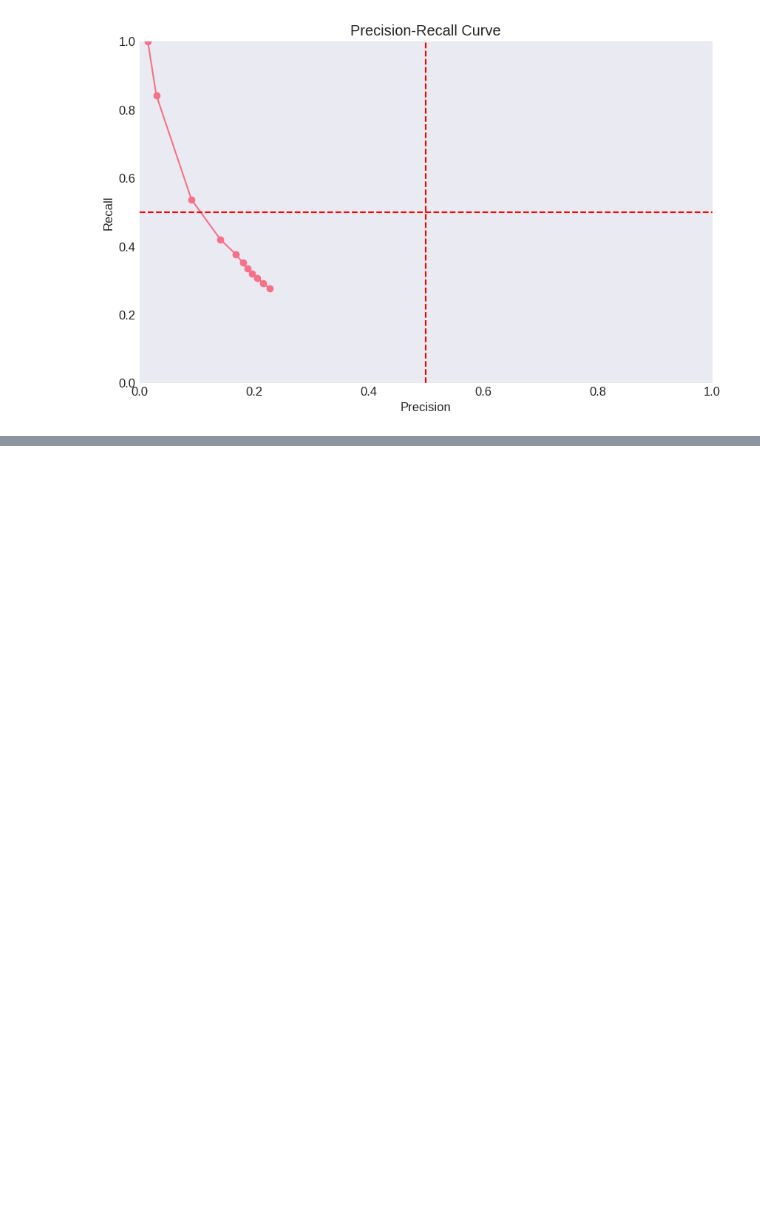
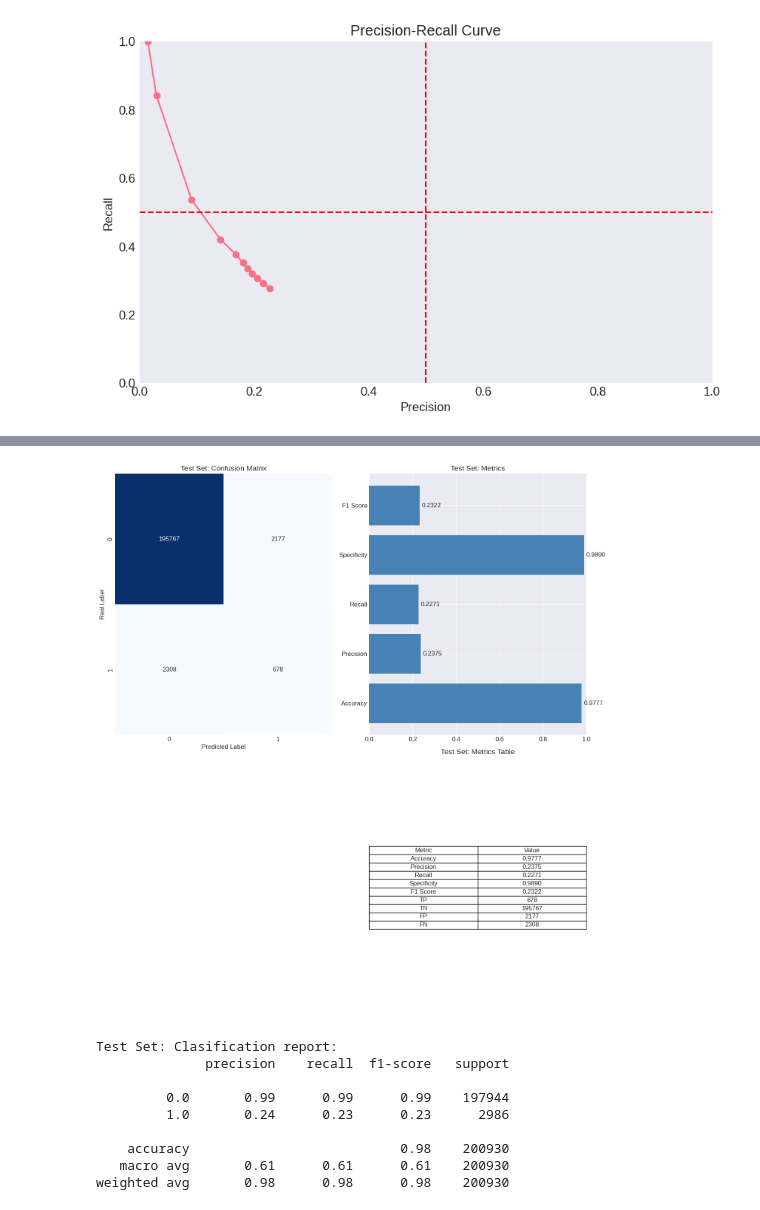
Before and after one commit to Riemann-def/zrive-ds, a Jupyter notebook: src/module_3/prueba.ipynb, the cells around one changed output, grey strips where cells are left out. Cells and saved outputs as stored; diff of their text form; code cells hidden in the pictures; blank space fills up the shorter version.

```diff
--- a/src/module_3/prueba.ipynb
+++ b/src/module_3/prueba.ipynb
@@ -639,0 +642,20 @@ plt.show()
+# %%
+threshold = best_f1_threshold
+y_test_proba = full_pipeline.predict_proba(X_test)[:, 1]
+y_test_pred = (y_test_proba >= threshold).astype(int)
+test_metrics = evaluate_classification_model(
+    y_test, y_test_pred,
+    title_prefix="Test Set: ",
+    figsize=(20, 15),
+)
+# %% [output]
+[figure, added]
+Test Set: Clasification report:
+              precision    recall  f1-score   support
+
+         0.0       0.99      0.99      0.99    197944
+         1.0       0.24      0.23      0.23      2986
+
+    accuracy                           0.98    200930
+   macro avg       0.61      0.61      0.61    200930
+weighted avg       0.98      0.98      0.98    200930
```
Also changed, not shown: parts of 6 cells of this notebook.
